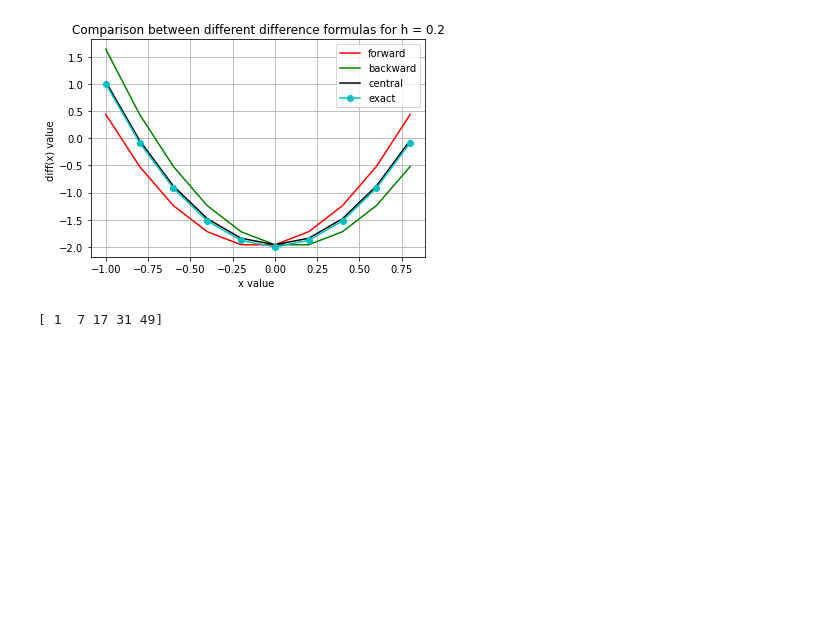
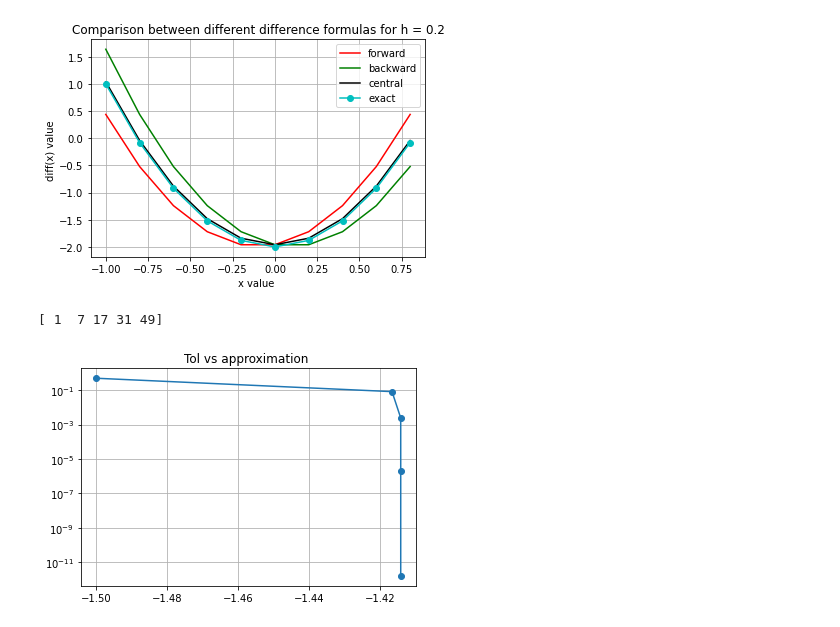
Before and after one commit to RiteshKhan/CodeForces, a Jupyter notebook: 11_02_2022.ipynb, the cells around one changed output. Saved outputs shown, nothing was run; the diff lists cells and outputs as text; code cells hidden in the pictures; blank space fills up the shorter version.

```diff
--- a/11_02_2022.ipynb
+++ b/11_02_2022.ipynb
@@ -299,3 +299,35 @@ x = np.array([1,2,3,4,5])
 print(chebyshev_poly1(3,x))
 # %% [output]
 [ 1  7 17 31 49]
+# %%
+# Newton's methodfor solving f(x) = 0
+def my_newton(f,df,x0,tol):
+  max_iter = 30
+  l1 = []
+  l2 = []
+  xold = x0
+  for i in range(max_iter+1):
+    xnew = xold - f(xold)/df(xold)
+    r = np.fabs(xnew-xold)
+    l1.append(xnew)
+    l2.append(r)
+    if(r<tol): break
+    xold = xnew
+  sol = xnew
+  iter = i
+  return [l1,l2,sol,iter]
+# %%
+f = lambda x: x**2 - 2
+df = lambda x: 2*x
+x0 = -2
+tol = 1e-11
+[l1,l2,sol,iter] = my_newton(f,df,x0,tol)
+plt.plot(l1,l2,'-o',)
+plt.yscale('log')
+# xvec = np.arange(-2,2,0.1)
+# plt.plot(xvec,f(xvec))
+plt.grid()
+plt.title("Tol vs approximation ")
+plt.show()
+# %% [output]
+[figure, added]
```
